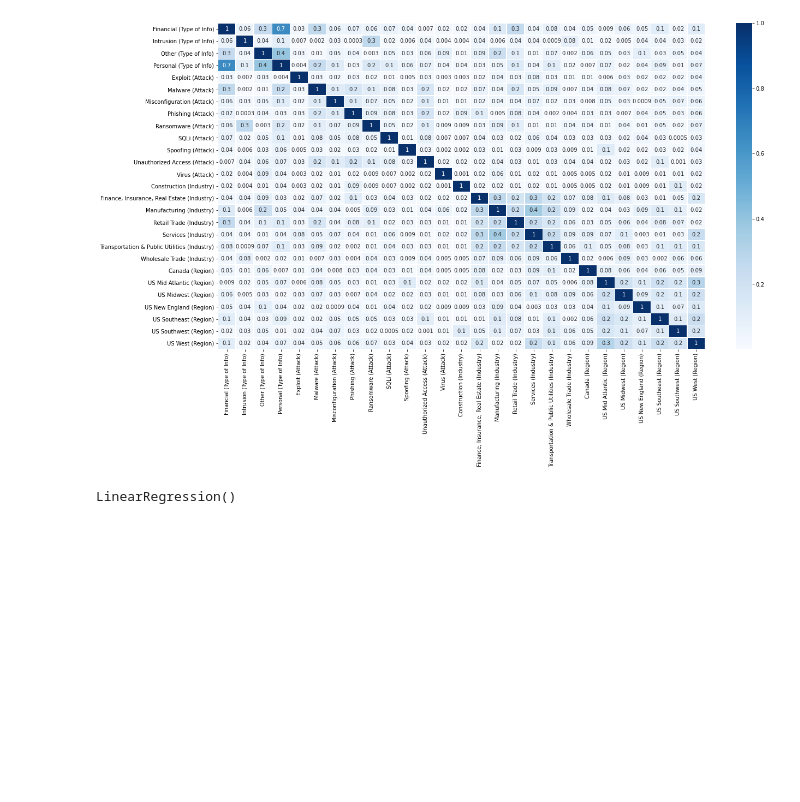
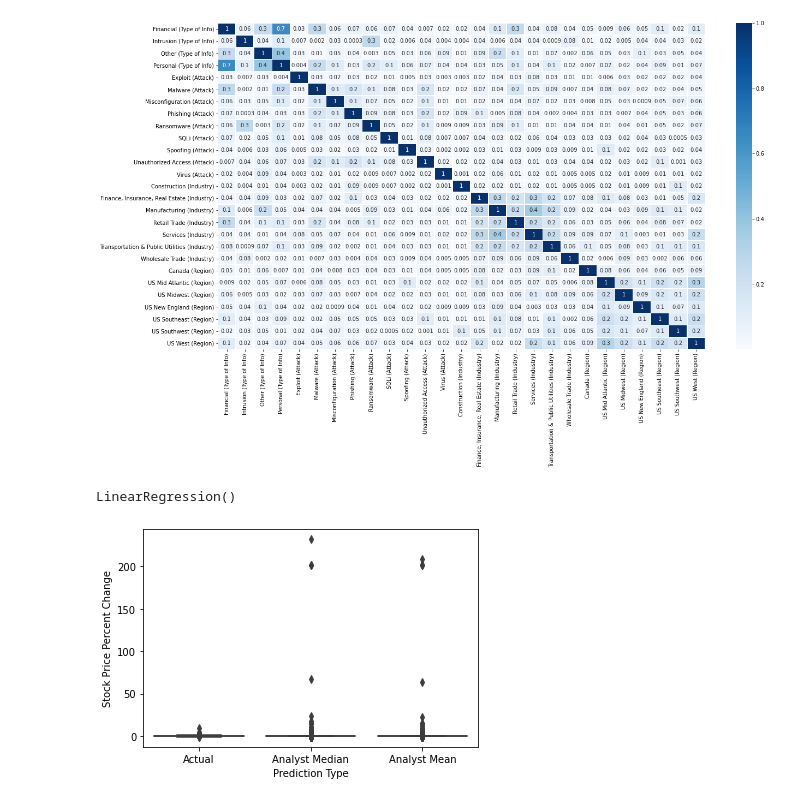
Before and after one commit to Zeyuzhao/BreachPrice, a Jupyter notebook: notebooks/main.ipynb, the cells around one changed output. Drawn from its saved outputs; the diff is of its cells as text; code cells hidden in the pictures; blank space fills up the shorter version.

```diff
--- a/notebooks/main.ipynb
+++ b/notebooks/main.ipynb
@@ -426,2 +423,14 @@ model.fit(x, y)
 # %% [output]
 LinearRegression()
+# %%
+t1 = stock_price_aa_records.apply(lambda row: (row['median stock forecast']-row['Stock Price (0 months DoD)'])/row['Stock Price (0 months DoD)'], axis=1)
+t2 = stock_price_aa_records.apply(lambda row: (row['mean stock forecast']-row['Stock Price (0 months DoD)'])/row['Stock Price (0 months DoD)'], axis=1)
+
+analysts_percent = pd.concat([stock_prices[12], pd.DataFrame(t1), pd.DataFrame(t2)], axis=1, join='inner')
+# %%
+analysts_percent.columns = ['Actual', 'Analyst Median', 'Analyst Mean']
+boxplot = sns.boxplot(x="variable", y = "value", data=pd.melt(analysts_percent).dropna())
+boxplot.set(xlabel="Prediction Type", ylabel='Stock Price Percent Change') # Where x month is percent change from start of breach
+plt.show()
+# %% [output]
+[figure, added]
```
Also changed, not shown: parts of 10 cells of this notebook.
